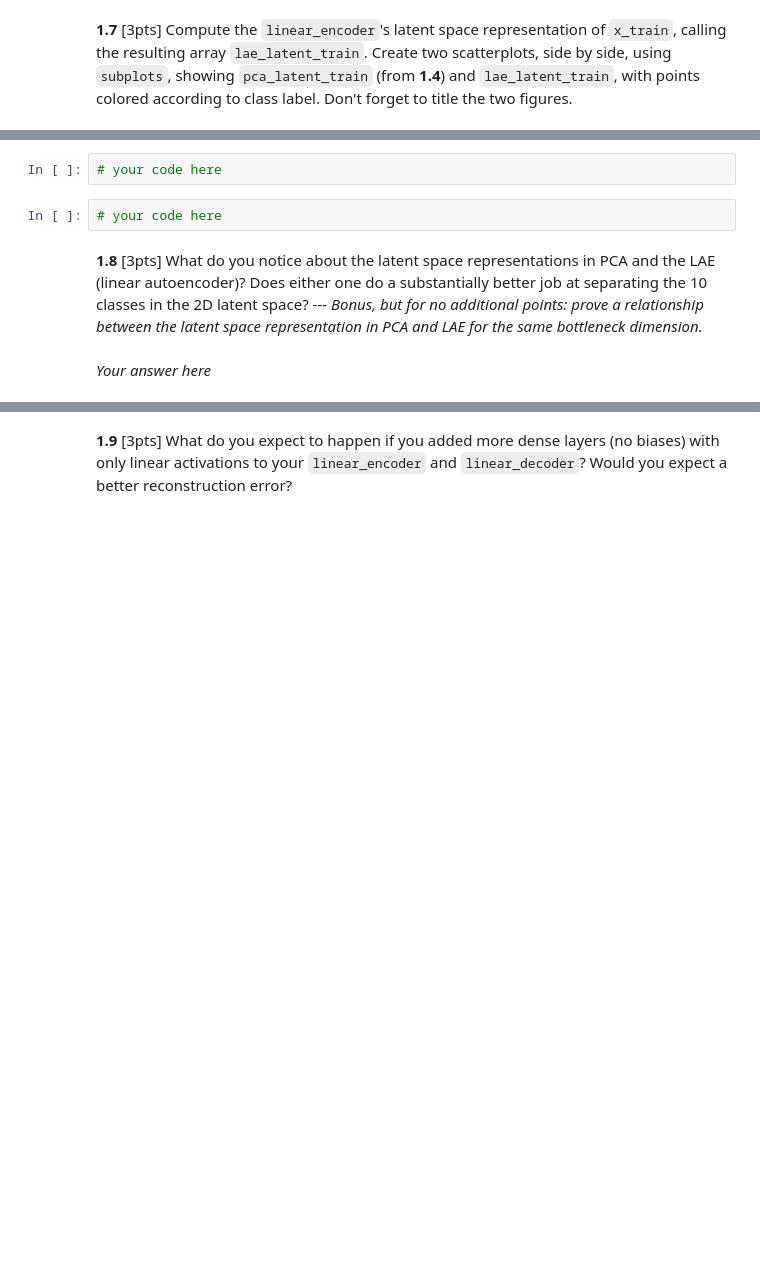
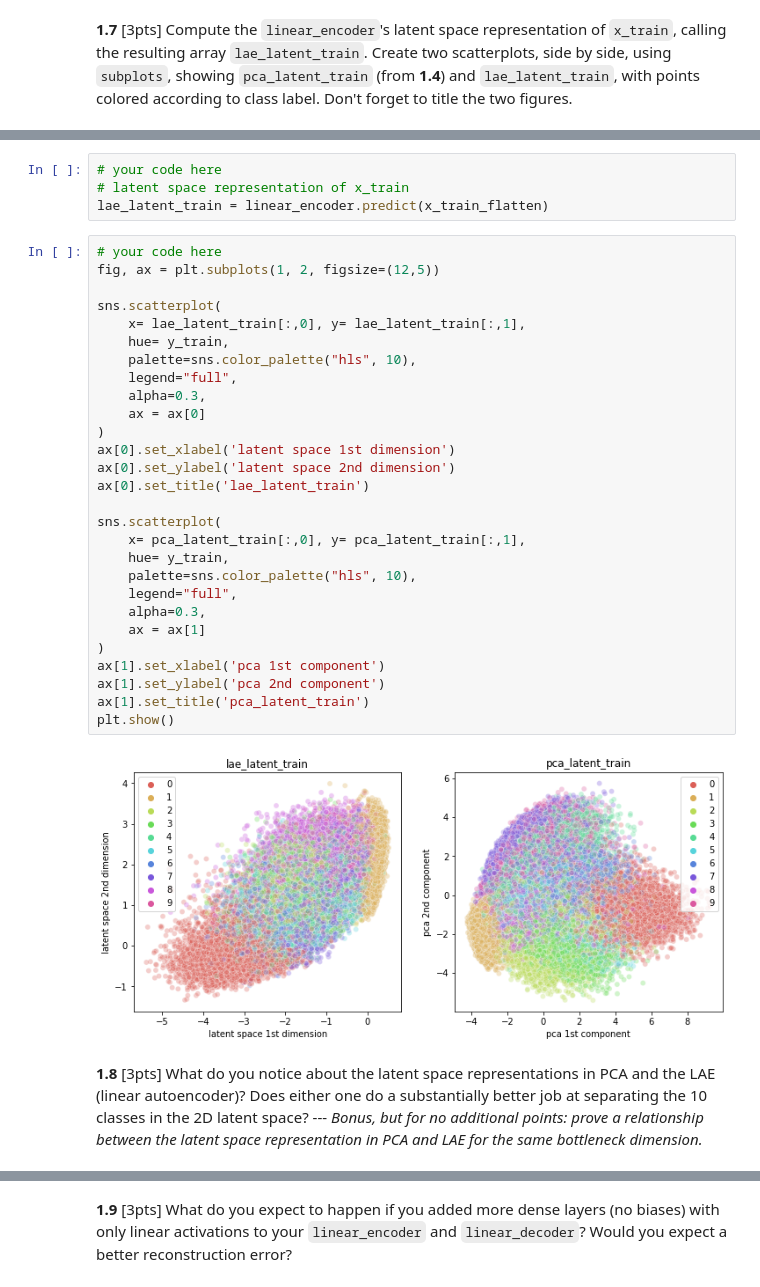
Before and after one commit to Ruby122/2020-CS109B, a Jupyter notebook: content/homeworks/hw05/cs109b-hw5-students.ipynb, the cells around one changed output, grey strips where cells are left out. Cells and saved outputs as stored; diff of their text form; blank space fills up the shorter version.

```diff
--- a/content/homeworks/hw05/cs109b-hw5-students.ipynb
+++ b/content/homeworks/hw05/cs109b-hw5-students.ipynb
@@ -245,8 +324,36 @@ history = lae.fit(x_train_flatten, x_train_flatten,
 # %%
 # your code here
+# latent space representation of x_train
+lae_latent_train = linear_encoder.predict(x_train_flatten)
-# %%
-# your code here
+# %%
+# your code here
+fig, ax = plt.subplots(1, 2, figsize=(12,5))
+
+sns.scatterplot(
+    x= lae_latent_train[:,0], y= lae_latent_train[:,1],
+    hue= y_train,
+    palette=sns.color_palette("hls", 10),
+    legend="full",
+    alpha=0.3,
+    ax = ax[0]
+)
+ax[0].set_xlabel('latent space 1st dimension')
+ax[0].set_ylabel('latent space 2nd dimension')
+ax[0].set_title('lae_latent_train')
+
+sns.scatterplot(
+    x= pca_latent_train[:,0], y= pca_latent_train[:,1],
+    hue= y_train,
+    palette=sns.color_palette("hls", 10),
+    legend="full",
+    alpha=0.3,
+    ax = ax[1]
+)
+ax[1].set_xlabel('pca 1st component')
+ax[1].set_ylabel('pca 2nd component')
+ax[1].set_title('pca_latent_train')
+plt.show()
+# %% [output]
+[figure, added]
 # %% [markdown]
 **1.8** [3pts] What do you notice about the latent space representations in PCA and the LAE (linear autoencoder)? Does either one do a substantially better job at separating the 10 classes in the 2D latent space? --- *Bonus, but for no additional points: prove a relationship between the latent space representation in PCA and LAE for the same bottleneck dimension.*
-# %% [markdown]
-*Your answer here*
```
Also changed, not shown: parts of 33 cells of this notebook, 2 other files.
